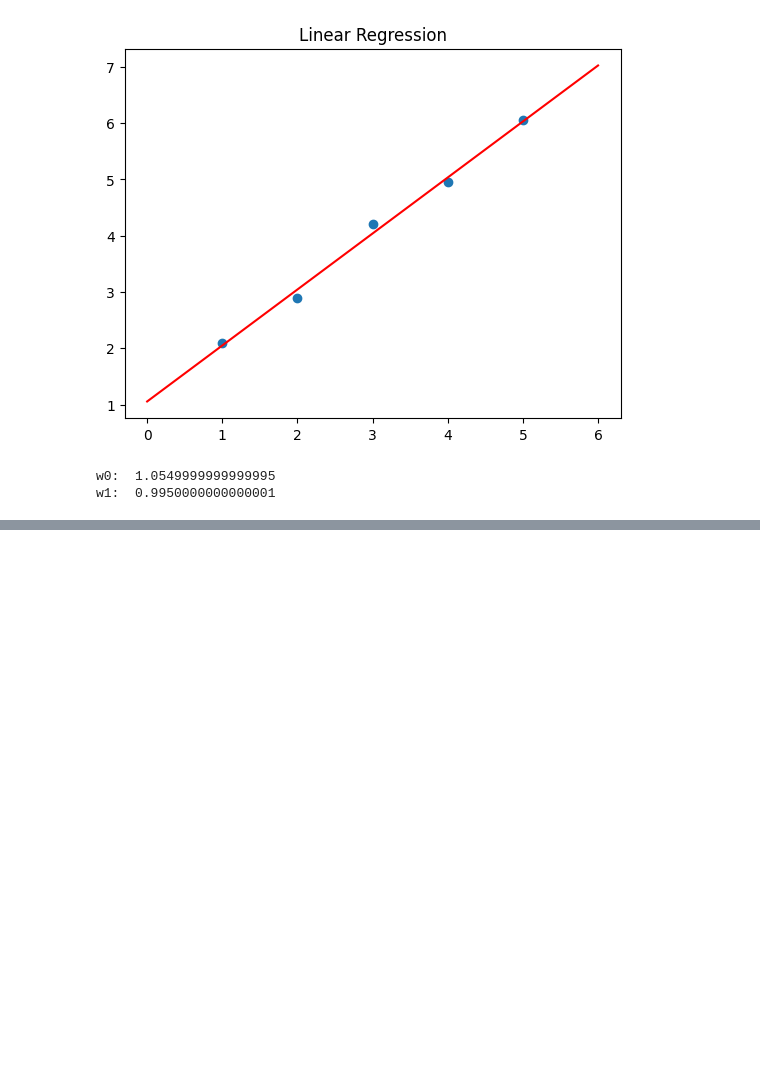
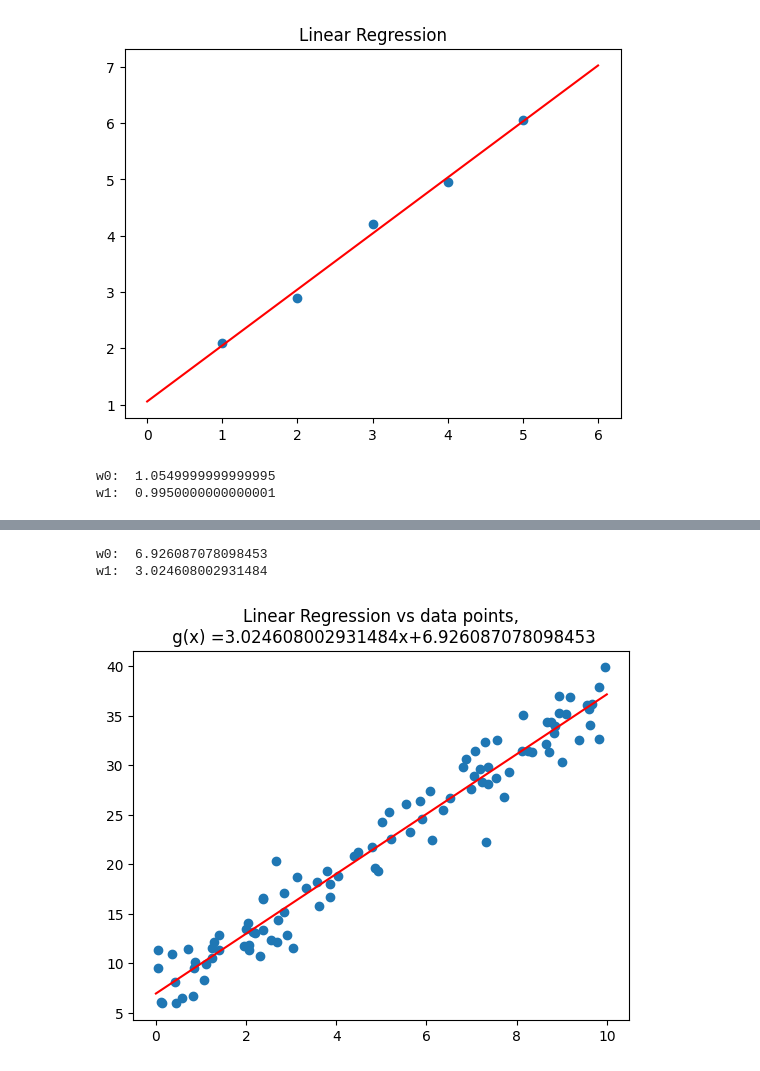
Before and after one commit to fouad1233/machine_learning_tutorials, a Jupyter notebook: 001_regression/main.ipynb, the cells around one changed output, grey strips where cells are left out. Drawn from its saved outputs; the diff is of its cells as text; code cells hidden in the pictures; blank space fills up the shorter version.

```diff
--- a/001_regression/main.ipynb
+++ b/001_regression/main.ipynb
@@ -39,0 +60,17 @@ w1:  0.9950000000000001
+# %%
+w0, w1 = LinearRegression(x, y)
+
+x_new = np.linspace(0, 10, 100)
+y_new = w0 + w1 * x_new
+print("w0: ", w0)
+print("w1: ", w1)
+
+plt.title("Linear Regression vs data points,\n g(x) ={}x+{}".format(w1, w0))
+plt.scatter(x, y)
+plt.plot(x_new, y_new, color='red')
+#add what color what means
+plt.show()
+# %% [output]
+w0:  6.926087078098453
+w1:  3.024608002931484
+[figure, added]
```
Also changed, not shown: parts of 2 cells of this notebook, 1 other file.
